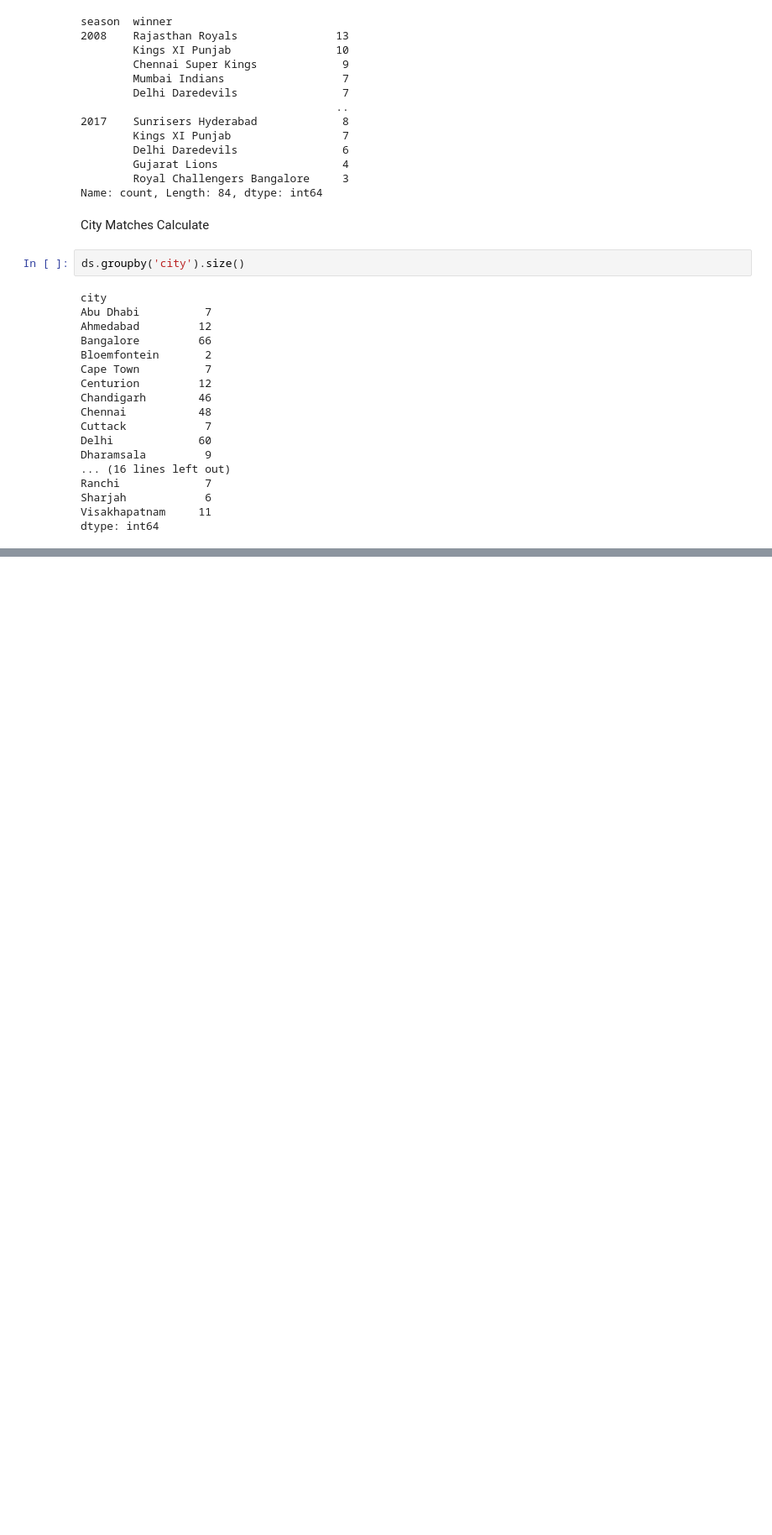
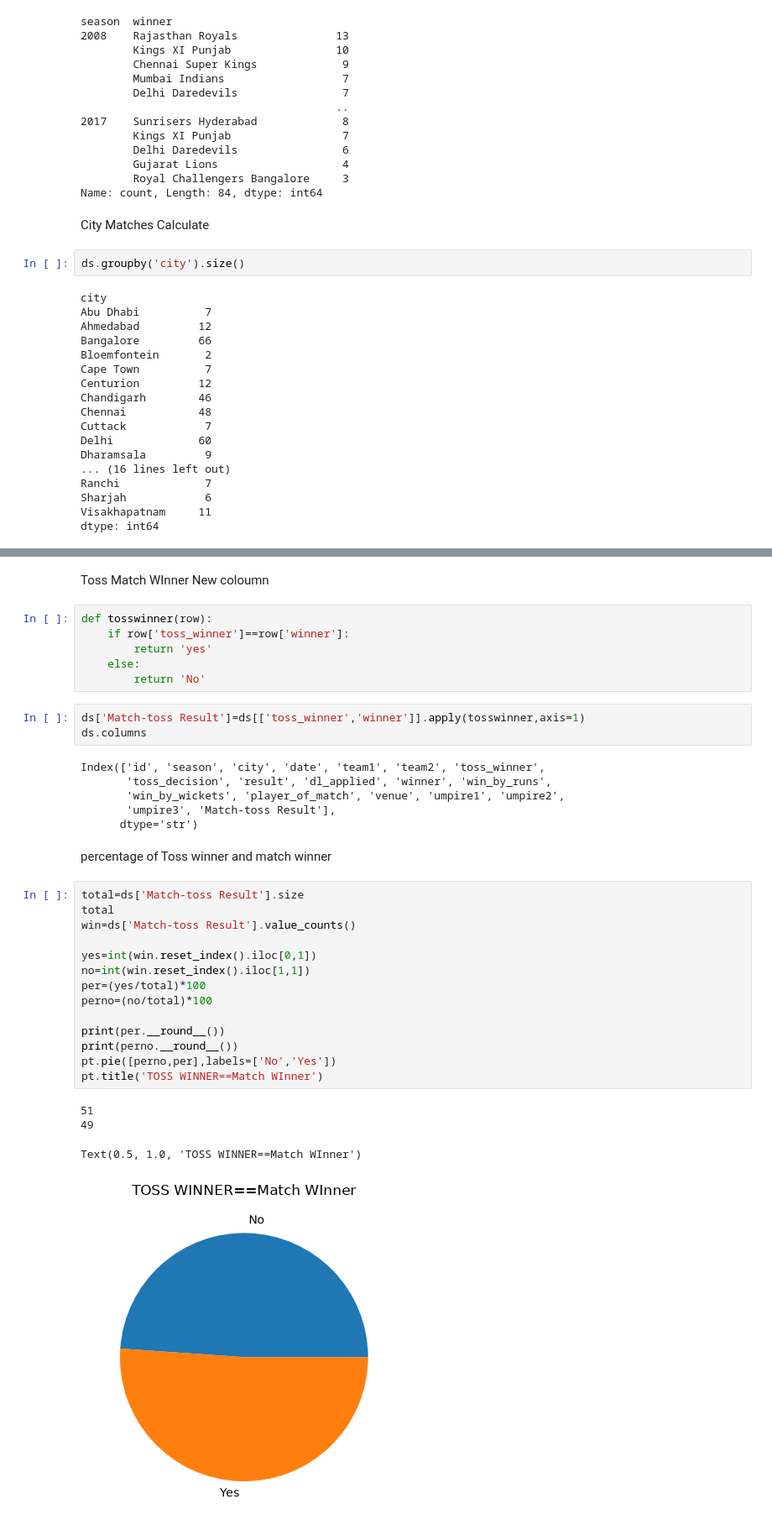
Before and after one commit to aliadrees/IPL-Pandas-Data-Analysis, a Jupyter notebook: ipl_dataAnalysis_project.ipynb, the cells around one changed output, grey strips where cells are left out. Shown at 84% size. Cells and saved outputs as stored; diff of their text form; blank space fills up the shorter version.

```diff
--- a/ipl_dataAnalysis_project.ipynb
+++ b/ipl_dataAnalysis_project.ipynb
@@ -537,0 +721,38 @@ dtype: int64
+# %% [markdown]
+Toss Match WInner New coloumn
+# %%
+def tosswinner(row):
+    if row['toss_winner']==row['winner']:
+        return 'yes'
+    else:
+        return 'No'
+# %%
+ds['Match-toss Result']=ds[['toss_winner','winner']].apply(tosswinner,axis=1)
+ds.columns
+# %% [output]
+Index(['id', 'season', 'city', 'date', 'team1', 'team2', 'toss_winner',
+       'toss_decision', 'result', 'dl_applied', 'winner', 'win_by_runs',
+       'win_by_wickets', 'player_of_match', 'venue', 'umpire1', 'umpire2',
+       'umpire3', 'Match-toss Result'],
+      dtype='str')
+# %% [markdown]
+percentage of Toss winner and match winner
+# %%
+total=ds['Match-toss Result'].size
+total
+win=ds['Match-toss Result'].value_counts()
+
+yes=int(win.reset_index().iloc[0,1])
+no=int(win.reset_index().iloc[1,1])
+per=(yes/total)*100
+perno=(no/total)*100
+
+print(per.__round__())
+print(perno.__round__())
+pt.pie([perno,per],labels=['No','Yes'])
+pt.title('TOSS WINNER==Match WInner')
+# %% [output]
+51
+49
+Text(0.5, 1.0, 'TOSS WINNER==Match WInner')
+[figure, added]
```
Also changed, not shown: parts of 51 cells of this notebook, 1 other file.
